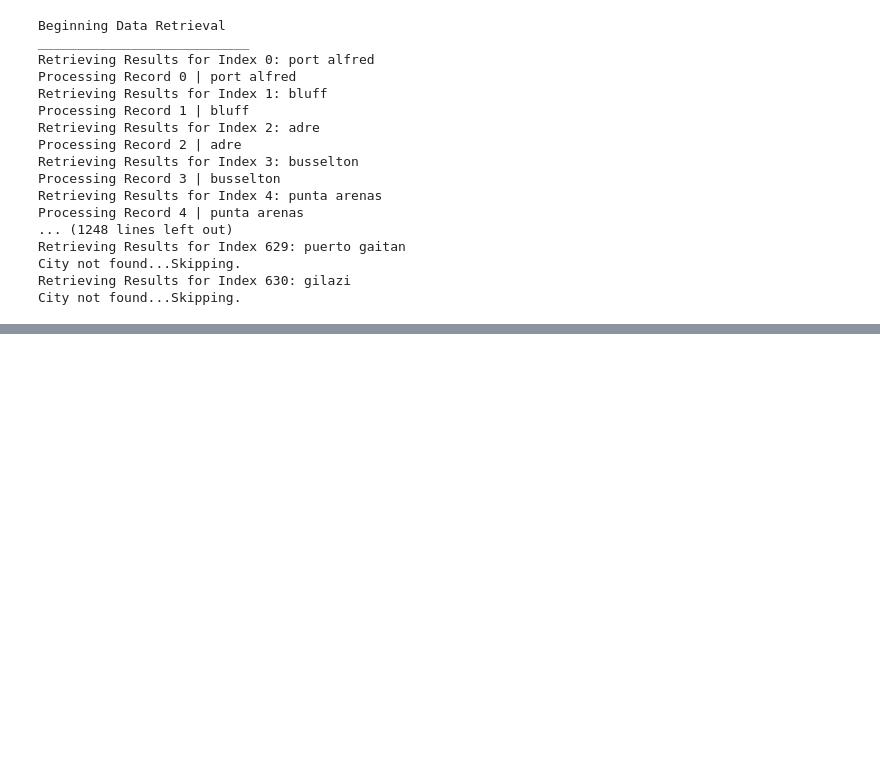
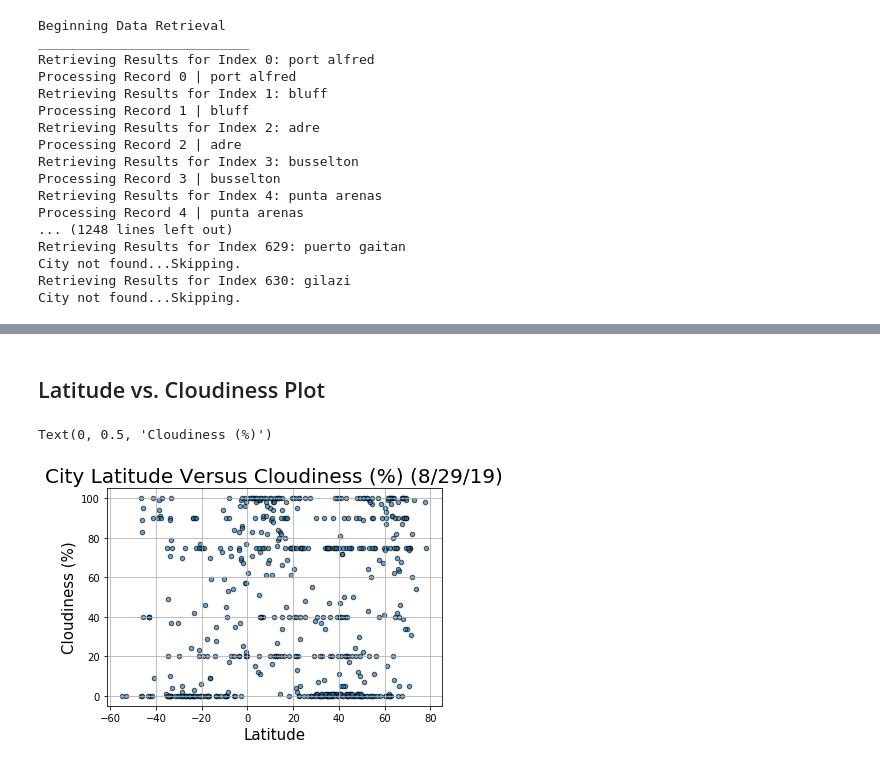
Before and after one commit to ajcascella/API_homework, a Jupyter notebook: Instructions/starter_code/WeatherPy_AJC.ipynb, the cells around one changed output, grey strips where cells are left out. Drawn from its saved outputs; the diff is of its cells as text; code cells hidden in the pictures; blank space fills up the shorter version.

```diff
--- a/Instructions/starter_code/WeatherPy_AJC.ipynb
+++ b/Instructions/starter_code/WeatherPy_AJC.ipynb
@@ -134,0 +197,13 @@ cities_df.head()
+# %% [markdown]
+## Latitude vs. Cloudiness Plot
+# %%
+cities_df.plot.scatter(x ="Lat", y ="Cloudiness", marker = "o",
+               facecolors = "coral", edgecolors = "black", alpha = 0.65)
+
+plt.grid(True)
+plt.title("City Latitude Versus Cloudiness (%) (8/29/19)", size= 20)
+plt.xlabel("Latitude", size = 15)
+plt.ylabel("Cloudiness (%)", size = 15)
+# %% [output]
+Text(0, 0.5, 'Cloudiness (%)')
+[figure, added]
```
Also changed, not shown: parts of 13 cells of this notebook, 1 other file.
